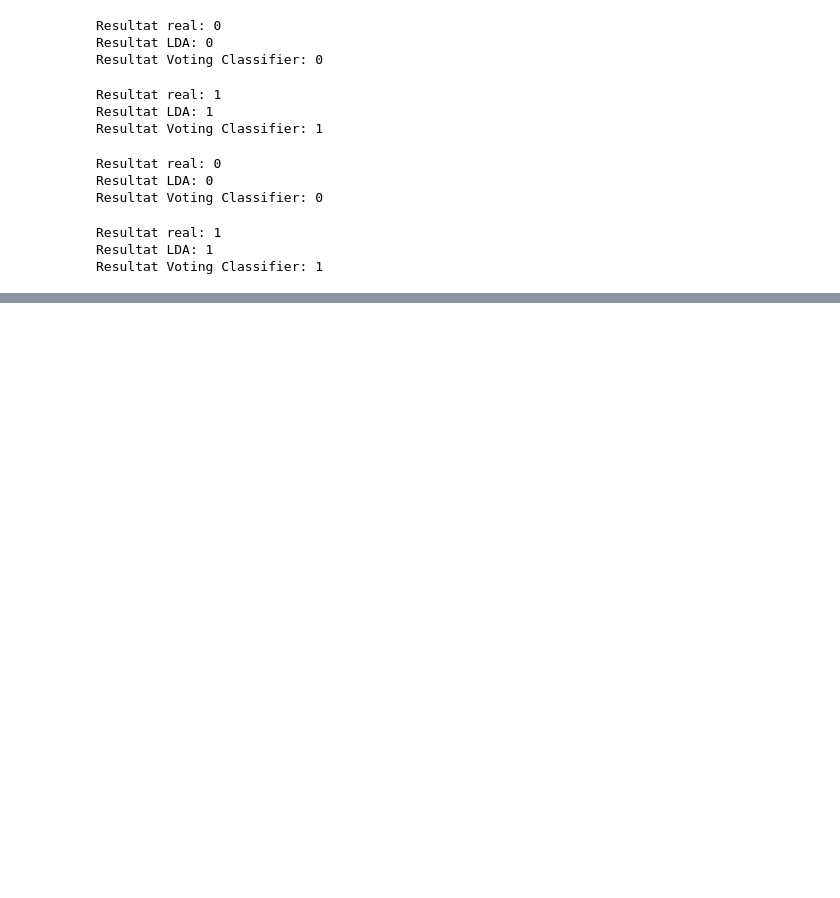
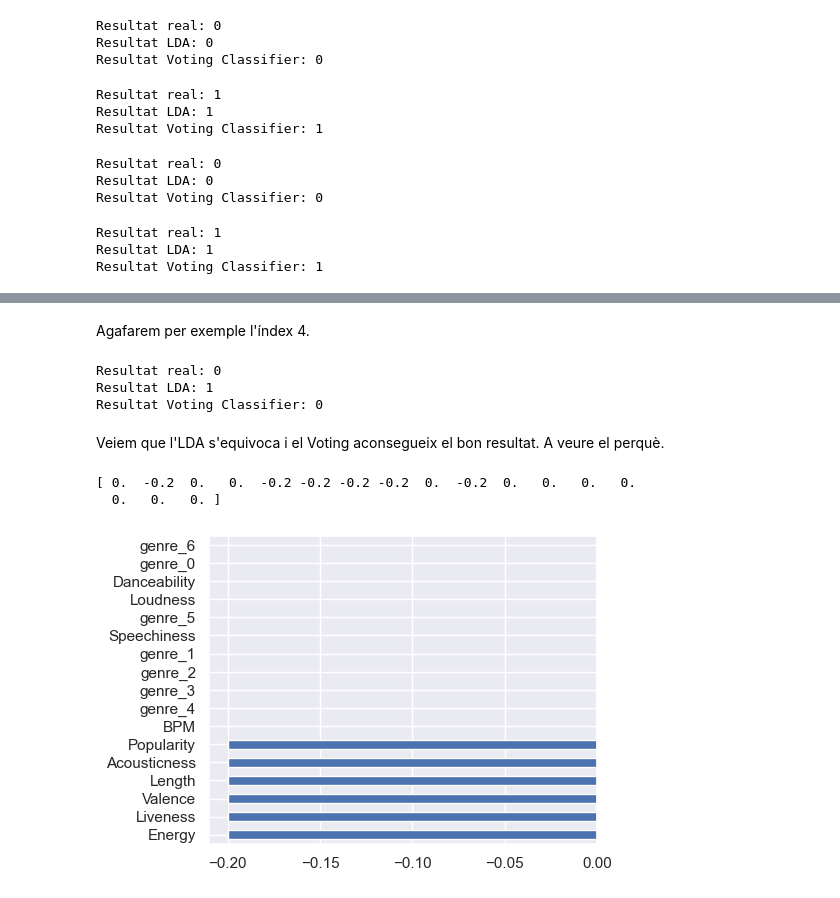
Before and after one commit to ericryhr/APA-PRACTICA, a Jupyter notebook: interpretability.ipynb, the cells around one changed output, grey strips where cells are left out. Saved outputs shown, nothing was run; the diff lists cells and outputs as text; code cells hidden in the pictures; blank space fills up the shorter version.

```diff
--- a/interpretability.ipynb
+++ b/interpretability.ipynb
@@ -149,0 +152,39 @@ divergence_indices
+# %% [markdown]
+Agafarem per exemple l'índex 4.
+# %%
+id_diverge = 4
+
+y_pred_lda = lda.predict([x_test.iloc[id_diverge]])
+y_pred_vot = votcls.predict([x_test.iloc[id_diverge]])
+
+print(f'Resultat real: {y_test.iloc[id_diverge]}')
+print(f'Resultat LDA: {y_pred_lda[0]}')
+print(f'Resultat Voting Classifier: {y_pred_vot[0]}')
+# %% [output]
+Resultat real: 0
+Resultat LDA: 1
+Resultat Voting Classifier: 0
+# %% [markdown]
+Veiem que l'LDA s'equivoca i el Voting aconsegueix el bon resultat. A veure el perquè.
+# %%
+from sklearn.inspection import permutation_importance
+from numpy.random import choice
+import seaborn as sns
+sns.set()
+
+
+# c = choice(x_test.shape[0], size=500, replace=False)
+# pi = permutation_importance(lda, x_test.iloc[c], y_test.to_numpy()[c], n_jobs=-1, random_state=0)
+# var_imp_lda = pd.DataFrame({'importance': pi.importances_mean}, index=x_test.columns)
+# var_imp_lda.sort_values(by='importance').plot.barh(figsize=(5, 4), legend=False);
+# c
+
+c = np.array([id_diverge])
+pi = permutation_importance(lda, x_test.iloc[c], y_test.to_numpy()[c], n_jobs=-1, random_state=0)
+var_imp_lda = pd.DataFrame({'importance': pi.importances_mean}, index=x_test.columns)
+var_imp_lda.sort_values(by='importance').plot.barh(figsize=(5, 4), legend=False);
+c
+# %% [output]
+[ 0.  -0.2  0.   0.  -0.2 -0.2 -0.2 -0.2  0.  -0.2  0.   0.   0.   0.
+  0.   0.   0. ]
+[figure, added]
```
Also changed, not shown: parts of 2 cells of this notebook.
